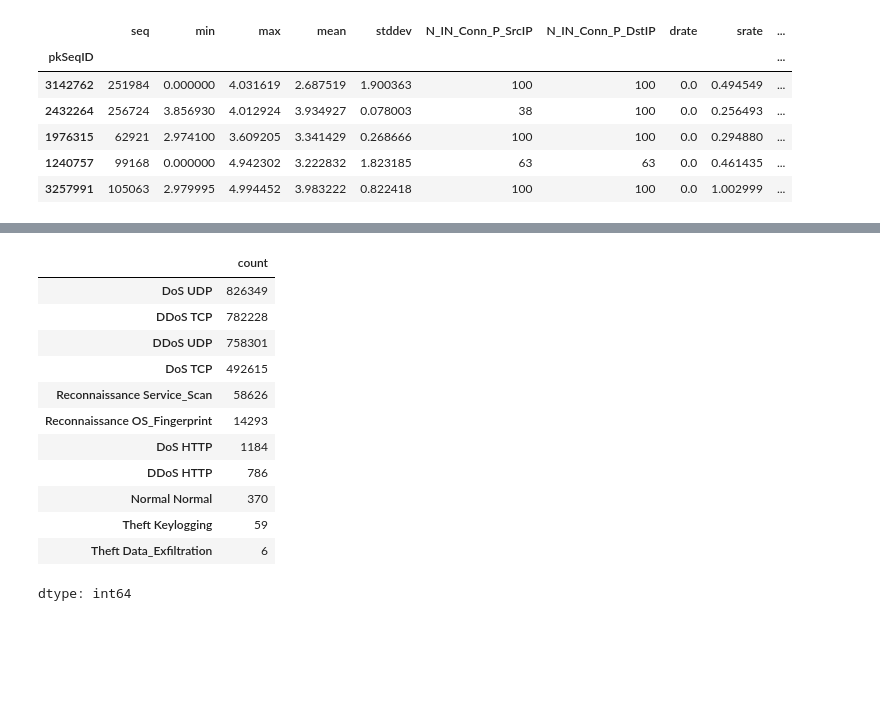
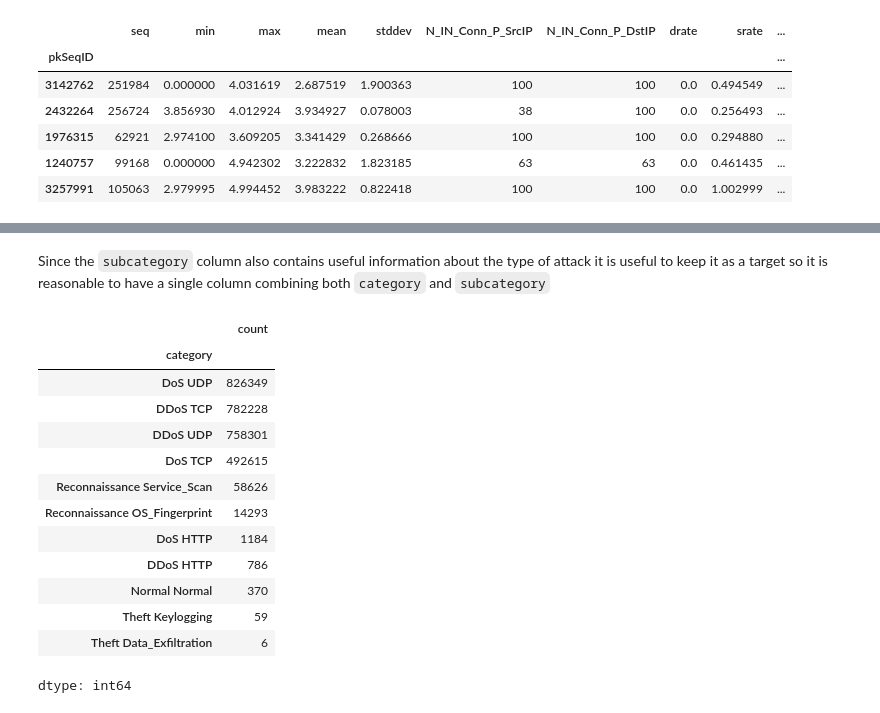
Before and after one commit to merzouka/bds.ml, a Jupyter notebook: eda/eda.ipynb, the cells around one changed output, grey strips where cells are left out. Saved outputs shown, nothing was run; the diff lists cells and outputs as text; code cells hidden in the pictures; blank space fills up the shorter version.

Commit message:
Added category analysis

```diff
--- a/eda/eda.ipynb
+++ b/eda/eda.ipynb
@@ -231,7 +258,17 @@ testing.drop(TO_DROP, axis=1, inplace=True)
+# %% [markdown]
+Since the `subcategory` column also contains useful information about the type of attack it is useful to keep it as a target so
+it is reasonable to have a single column combining both `category` and `subcategory`
+# %%
+training['category'] = training['category'] + ' ' + training['subcategory']
+testing['category'] = testing['category'] + ' ' + testing['subcategory']
+# %%
+training.drop('subcategory', axis=1, inplace=True)
+testing.drop('subcategory', axis=1, inplace=True)
 # %%
-(training['category'] + ' ' + training['subcategory']).value_counts()
+training['category'].value_counts()
 # %% [output]
 |  | count |
+| category |  |
 | DoS UDP | 826349 |
 | DDoS TCP | 782228 |
 | DDoS UDP | 758301 |
```
Also changed, not shown: parts of 6 cells of this notebook.
